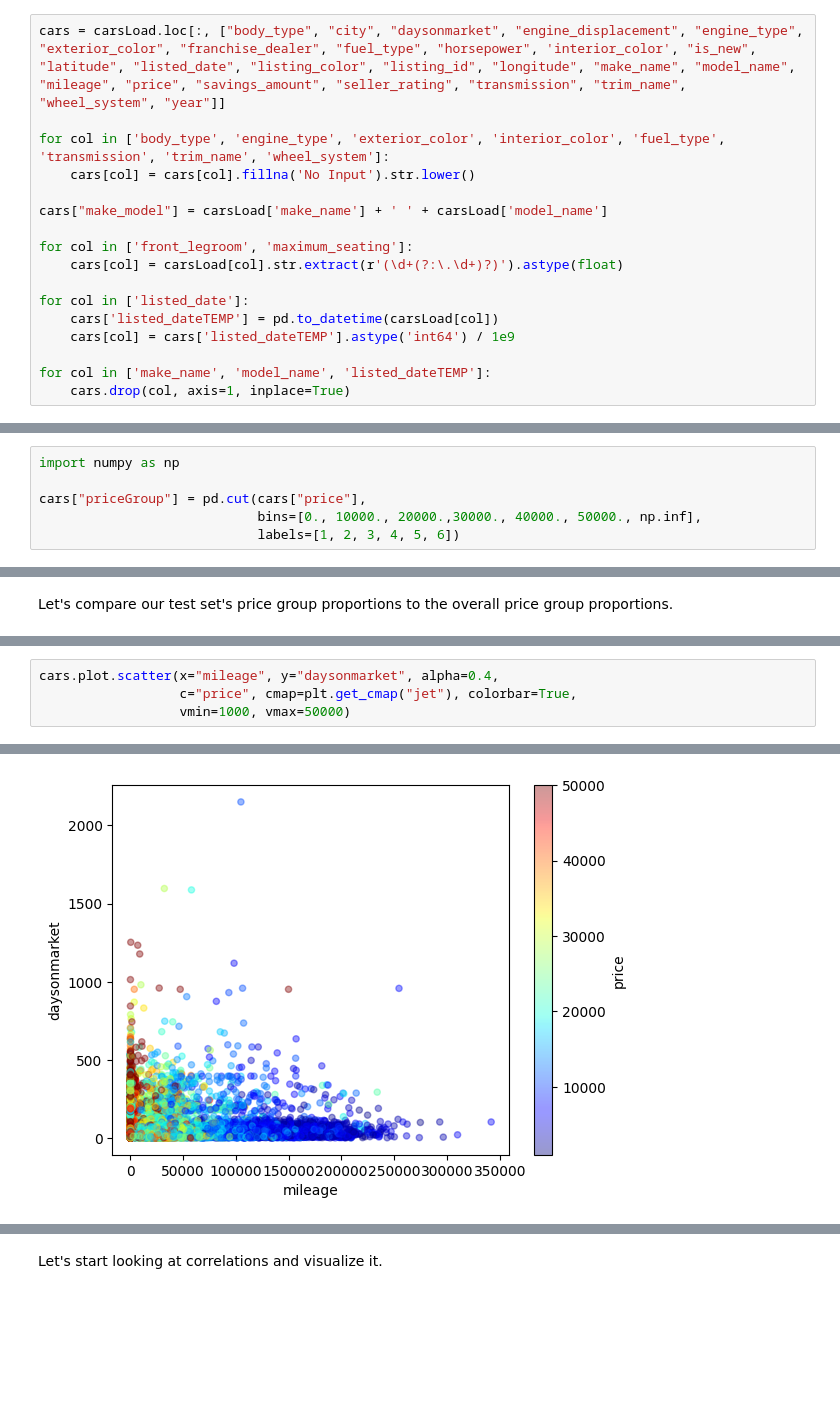
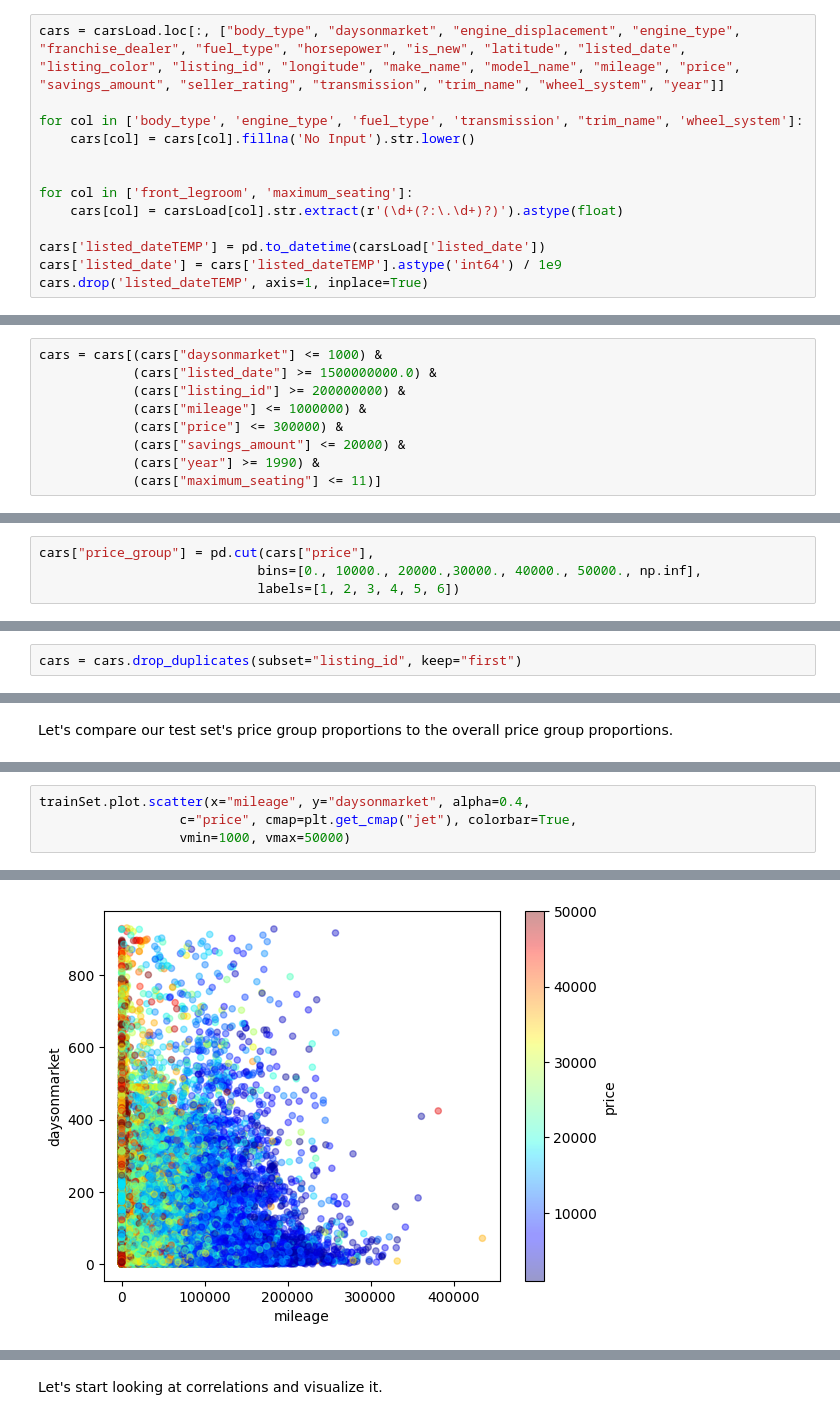
Before and after one commit to MaxAlvarado1/UsedCarsPricePredictor, a Jupyter notebook: Used_Cars_Price_Predictor.ipynb, the cells around one changed output, grey strips where cells are left out. Cells and saved outputs as stored; diff of their text form; blank space fills up the shorter version.

```diff
--- a/Used_Cars_Price_Predictor.ipynb
+++ b/Used_Cars_Price_Predictor.ipynb
@@ -71,20 +131,16 @@ Let's also combine make and model columns to one column, and convert some obviou
 # %%
-cars = carsLoad.loc[:, ["body_type", "city", "daysonmarket", "engine_displacement", "engine_type", "exterior_color", "franchise_dealer", "fuel_type", "horsepower", 'interior_color', "is_new", "latitude", "listed_date", "listing_color", "listing_id", "longitude", "make_name", "model_name", "mileage", "price", "savings_amount", "seller_rating", "transmission", "trim_name", "wheel_system", "year"]]
+cars = carsLoad.loc[:, ["body_type", "daysonmarket", "engine_displacement", "engine_type", "franchise_dealer", "fuel_type", "horsepower", "is_new", "latitude", "listed_date", "listing_color", "listing_id", "longitude", "make_name", "model_name", "mileage", "price", "savings_amount", "seller_rating", "transmission", "trim_name", "wheel_system", "year"]]
 
-for col in ['body_type', 'engine_type', 'exterior_color', 'interior_color', 'fuel_type', 'transmission', 'trim_name', 'wheel_system']:
+for col in ['body_type', 'engine_type', 'fuel_type', 'transmission', "trim_name", 'wheel_system']:
     cars[col] = cars[col].fillna('No Input').str.lower()
 
-cars["make_model"] = carsLoad['make_name'] + ' ' + carsLoad['model_name']
 
 for col in ['front_legroom', 'maximum_seating']:
     cars[col] = carsLoad[col].str.extract(r'(\d+(?:\.\d+)?)').astype(float)
 
-for col in ['listed_date']:
-    cars['listed_dateTEMP'] = pd.to_datetime(carsLoad[col])
-    cars[col] = cars['listed_dateTEMP'].astype('int64') / 1e9
-
-for col in ['make_name', 'model_name', 'listed_dateTEMP']:
-    cars.drop(col, axis=1, inplace=True)
+cars['listed_dateTEMP'] = pd.to_datetime(carsLoad['listed_date'])
+cars['listed_date'] = cars['listed_dateTEMP'].astype('int64') / 1e9
+cars.drop('listed_dateTEMP', axis=1, inplace=True)
 # %%
 cars.head()
 # %% [output]
@@ -117,0 +209,9 @@ memory usage: 3.9+ MB
+# %%
+cars = cars[(cars["daysonmarket"] <= 1000) &
+            (cars["listed_date"] >= 1500000000.0) &
+            (cars["listing_id"] >= 200000000) &
+            (cars["mileage"] <= 1000000) &
+            (cars["price"] <= 300000) &
+            (cars["savings_amount"] <= 20000) &
+            (cars["year"] >= 1990) &
+            (cars["maximum_seating"] <= 11)]
@@ -118,9 +250,7 @@ memory usage: 3.9+ MB
 # %% [markdown]
 Let's make a new column grouping "price", this will come in handy later to ensure our test set is not running into sampling bias.
 # %%
-import numpy as np
-
-cars["priceGroup"] = pd.cut(cars["price"],
+cars["price_group"] = pd.cut(cars["price"],
                             bins=[0., 10000., 20000.,30000., 40000., 50000., np.inf],
                             labels=[1, 2, 3, 4, 5, 6])
 # %%
@@ -152,3 +274,5 @@ plt.show()
 
 In order to ensure that our test set stays consistent no matter how many times we rerun the program or update the dataset, we want to use a unique identifier to help us decide if the row should go into the test set or not. We can compute a hash for each row's unique identifier and if it is less than or equal to 20% of the maximum hash value, it will go into the test set.
+# %%
+cars = cars.drop_duplicates(subset="listing_id", keep="first")
 # %%
@@ -209,8 +332,8 @@ cars.plot.scatter(x="longitude", y="latitude", alpha=0.1)
 # %%
-cars.plot.scatter(x="mileage", y="daysonmarket", alpha=0.4,
+trainSet.plot.scatter(x="mileage", y="daysonmarket", alpha=0.4,
                   c="price", cmap=plt.get_cmap("jet"), colorbar=True,
                   vmin=1000, vmax=50000)
 # %% [output]
 <Axes: xlabel='mileage', ylabel='daysonmarket'>
-[figure, old version]
+[figure, new version]
 # %%
```
Also changed, not shown: parts of 127 cells of this notebook.
